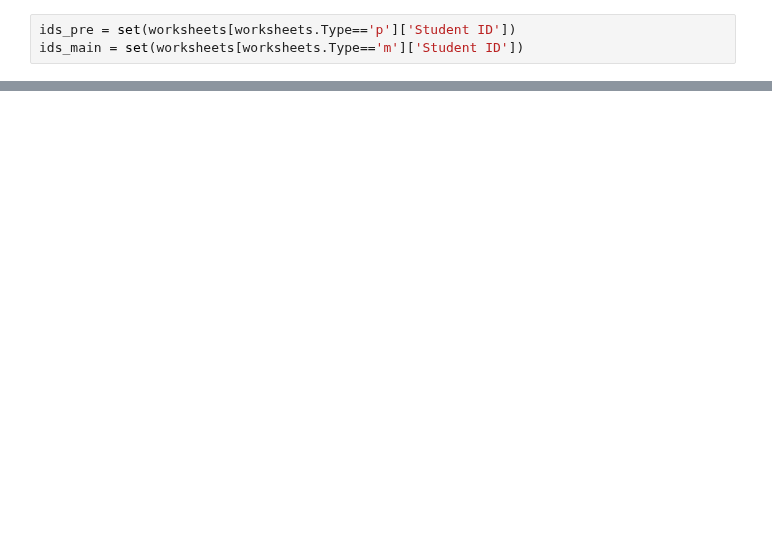
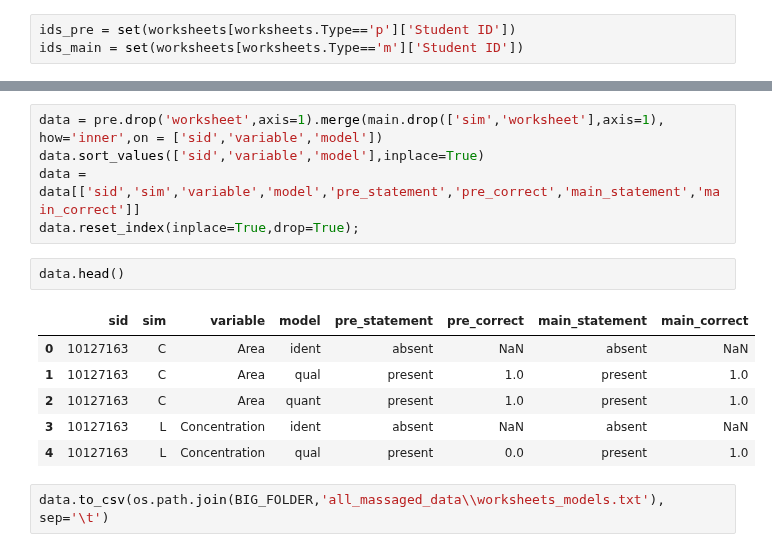
Before and after one commit to jmassall/inquiry_virtualLabs_study, a Jupyter notebook: analysis/data_log_to_worksheet_connector.ipynb, the cells around one changed output, grey strips where cells are left out. Saved outputs shown, nothing was run; the diff lists cells and outputs as text; blank space fills up the shorter version.

```diff
--- a/analysis/data_log_to_worksheet_connector.ipynb
+++ b/analysis/data_log_to_worksheet_connector.ipynb
@@ -585,0 +698,16 @@ id with logs  absent from  in metadata other ids  other id
+# %%
+data = pre.drop('worksheet',axis=1).merge(main.drop(['sim','worksheet'],axis=1), how='inner',on = ['sid','variable','model'])
+data.sort_values(['sid','variable','model'],inplace=True)
+data = data[['sid','sim','variable','model','pre_statement','pre_correct','main_statement','main_correct']]
+data.reset_index(inplace=True,drop=True);
+# %%
+data.head()
+# %% [output]
+|  | sid | sim | variable | model | pre_statement | pre_correct | main_statement | main_correct |
+| 0 | 10127163 | C | Area | ident | absent | NaN | absent | NaN |
+| 1 | 10127163 | C | Area | qual | present | 1.0 | present | 1.0 |
+| 2 | 10127163 | C | Area | quant | present | 1.0 | present | 1.0 |
+| 3 | 10127163 | L | Concentration | ident | absent | NaN | absent | NaN |
+| 4 | 10127163 | L | Concentration | qual | present | 0.0 | present | 1.0 |
+# %%
+data.to_csv(os.path.join(BIG_FOLDER,'all_massaged_data\\worksheets_models.txt'), sep='\t')
```
Also changed, not shown: parts of 29 cells of this notebook, 1 other file.
